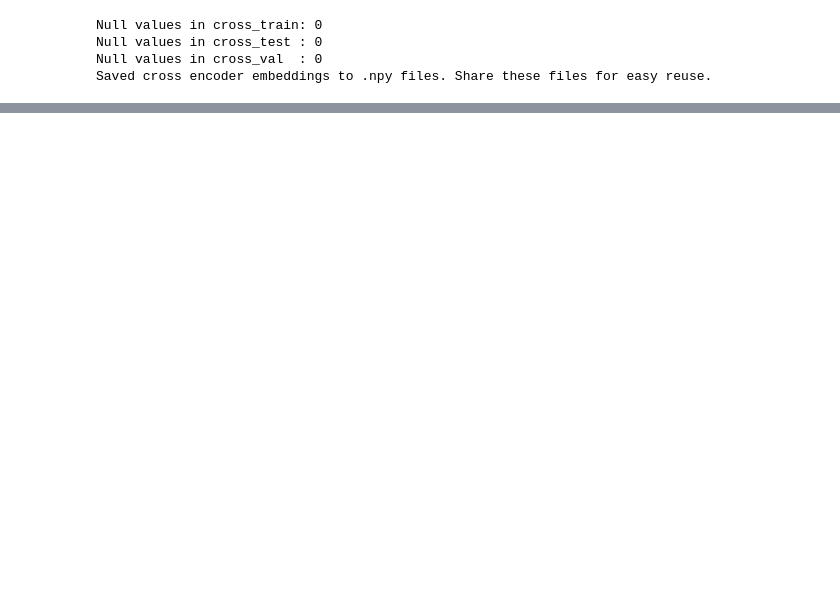
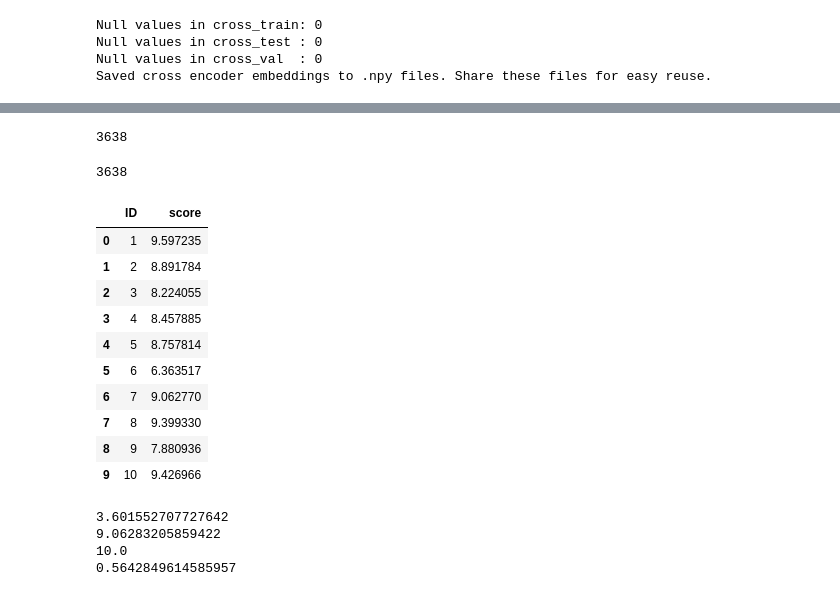
Before and after one commit to MarchingUndead/DA5401-ES-ME22B188, a Jupyter notebook: Untitled13 (1).ipynb, the cells around one changed output, grey strips where cells are left out. Saved outputs shown, nothing was run; the diff lists cells and outputs as text; code cells hidden in the pictures; blank space fills up the shorter version.

```diff
--- a/Untitled13 (1).ipynb
+++ b/Untitled13 (1).ipynb
@@ -325,23 +346,11 @@ print("Combined training shape:", X_all.shape, "Targets:", y_all.shape)
 # %%
-# ======================================
-# 4) Train/validation split
-# ======================================
-X_tr, X_val, y_tr, y_val = train_test_split(
-    X_all,
-    y_all,
-    test_size=0.2,
-    random_state=42,
-)
-
-print("Train split:", X_tr.shape, "Val split:", X_val.shape)
-
 # ======================================
 # 5) Kernel method: Kernel Ridge Regression (RBF)
 #    Faster to tune than deep trees, expressive via kernel
 # ======================================
 krr_model = Pipeline([
-    ("scaler", RobustScaler(with_mean=False)),
-    ("krr", KernelRidge(kernel="rbf", alpha=0.69, gamma=None)),
+    ("scaler", StandardScaler(with_mean=False)),
+    ("krr", KernelRidge(kernel="rbf", alpha=1.0, gamma=None)),
 ])
 
 krr_model.fit(X_tr, y_tr)
@@ -374,0 +453,41 @@ submission['score'].mean()
+# %%
+print(len(X_test_full))
+y_pred = cat_model.predict(X_test_full)
+
+# Clip to [0, 10] since scores are bounded
+y_pred = np.clip(y_pred, 0.0, 10.0)
+# %% [output]
+3638
+# %%
+len(y_pred)
+# %% [output]
+3638
+# %%
+submission = pd.DataFrame({
+    "ID": np.arange(1, len(y_pred) + 1),
+    "score": y_pred
+})
+# %%
+submission.head(10)
+# %% [output]
+|  | ID | score |
+| 0 | 1 | 9.597235 |
+| 1 | 2 | 8.891784 |
+| 2 | 3 | 8.224055 |
+| 3 | 4 | 8.457885 |
+| 4 | 5 | 8.757814 |
+| 5 | 6 | 6.363517 |
+| 6 | 7 | 9.062770 |
+| 7 | 8 | 9.399330 |
+| 8 | 9 | 7.880936 |
+| 9 | 10 | 9.426966 |
+# %%
+print(submission['score'].min())
+print(submission['score'].mean())
+print(submission['score'].max())
+print(submission['score'].std())
+# %% [output]
+3.601552707727642
+9.06283205859422
+10.0
+0.5642849614585957
```
Also changed, not shown: parts of 15 cells of this notebook, 17 other files.
